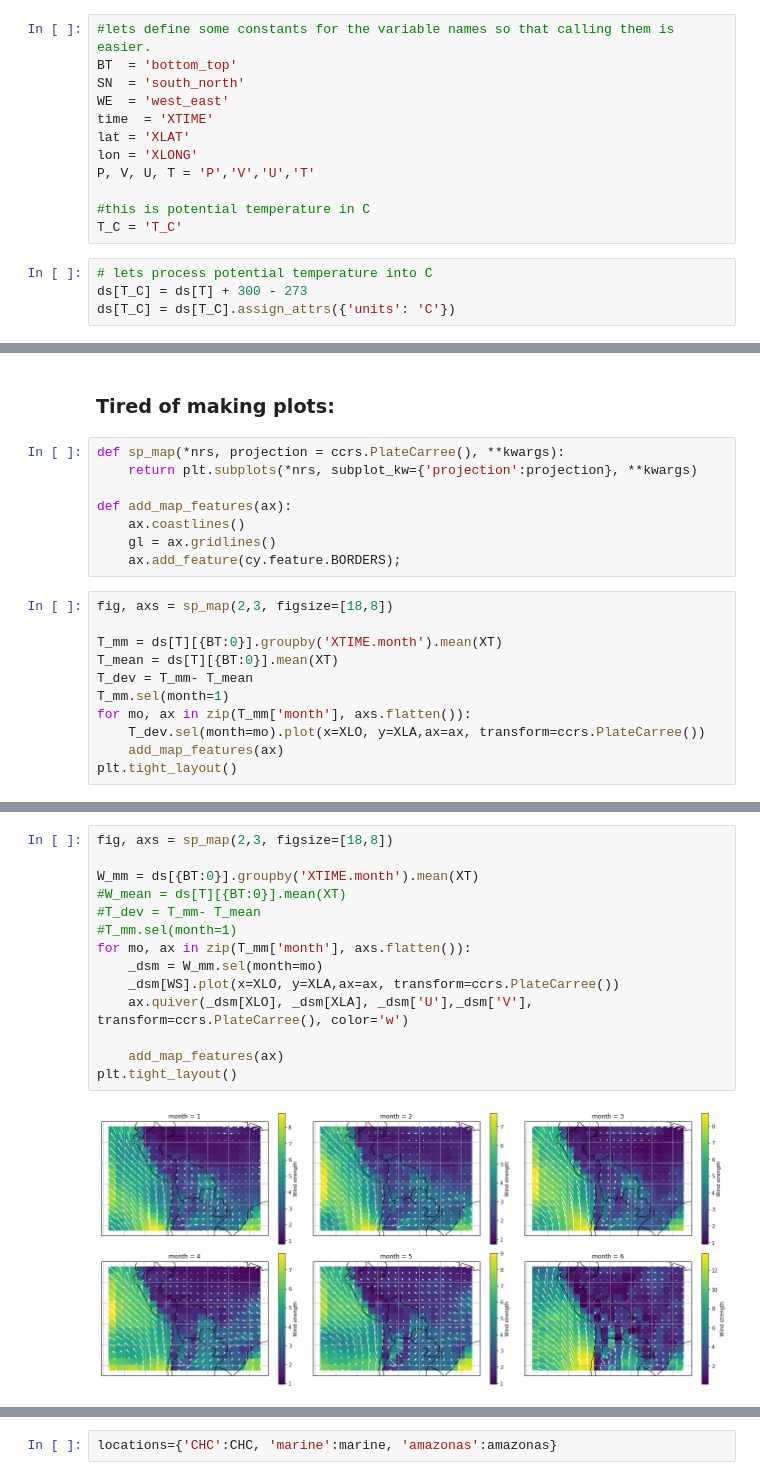
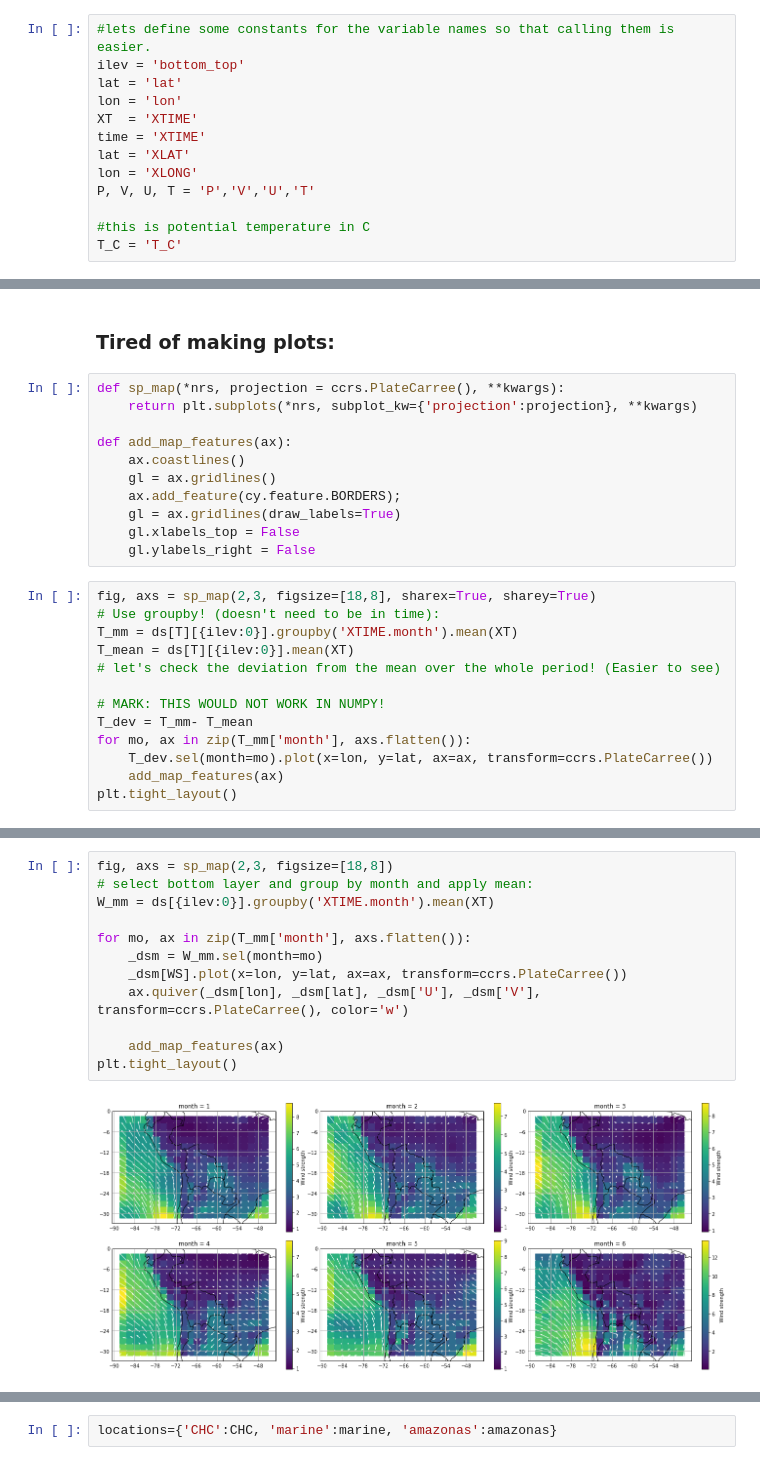
Before and after one commit to daliagachc/negi-stuff, a Jupyter notebook: negi_stuff/presentations/intro_jlab/02-_sub_Sara.ipynb, the cells around one changed output, grey strips where cells are left out. Drawn from its saved outputs; the diff is of its cells as text.

```diff
--- a/negi_stuff/presentations/intro_jlab/02-_sub_Sara.ipynb
+++ b/negi_stuff/presentations/intro_jlab/02-_sub_Sara.ipynb
@@ -30,18 +79,15 @@ Data variables:
 # %%
 #lets define some constants for the variable names so that calling them is easier.
-BT  = 'bottom_top'
-SN  = 'south_north'
-WE  = 'west_east'
-time  = 'XTIME'
+ilev = 'bottom_top'
+lat = 'lat'
+lon = 'lon'
+XT  = 'XTIME'
+time = 'XTIME'
 lat = 'XLAT'
 lon = 'XLONG'
 P, V, U, T = 'P','V','U','T'
 
 #this is potential temperature in C
 T_C = 'T_C'
-# %%
-# lets process potential temperature into C
-ds[T_C] = ds[T] + 300 - 273
-ds[T_C] = ds[T_C].assign_attrs({'units': 'C'})
 # %% [markdown]
 ## Plotting
@@ -93,15 +180,20 @@ def add_map_features(ax):
     ax.coastlines()
     gl = ax.gridlines()
     ax.add_feature(cy.feature.BORDERS);
+    gl = ax.gridlines(draw_labels=True)
+    gl.xlabels_top = False
+    gl.ylabels_right = False
 # %%
-fig, axs = sp_map(2,3, figsize=[18,8])
+fig, axs = sp_map(2,3, figsize=[18,8], sharex=True, sharey=True)
+# Use groupby! (doesn't need to be in time):
+T_mm = ds[T][{ilev:0}].groupby('XTIME.month').mean(XT)
+T_mean = ds[T][{ilev:0}].mean(XT)
+# let's check the deviation from the mean over the whole period! (Easier to see)
 
-T_mm = ds[T][{BT:0}].groupby('XTIME.month').mean(XT)
-T_mean = ds[T][{BT:0}].mean(XT)
+# MARK: THIS WOULD NOT WORK IN NUMPY!
 T_dev = T_mm- T_mean
-T_mm.sel(month=1)
 for mo, ax in zip(T_mm['month'], axs.flatten()):
-    T_dev.sel(month=mo).plot(x=XLO, y=XLA,ax=ax, transform=ccrs.PlateCarree())
+    T_dev.sel(month=mo).plot(x=lon, y=lat, ax=ax, transform=ccrs.PlateCarree())
     add_map_features(ax)
 plt.tight_layout()
 # %% [output]
@@ -109,16 +201,14 @@ plt.tight_layout()
 # %%
 fig, axs = sp_map(2,3, figsize=[18,8])
+# select bottom layer and group by month and apply mean:
+W_mm = ds[{ilev:0}].groupby('XTIME.month').mean(XT)
 
-W_mm = ds[{BT:0}].groupby('XTIME.month').mean(XT)
-#W_mean = ds[T][{BT:0}].mean(XT)
-#T_dev = T_mm- T_mean
-#T_mm.sel(month=1)
 for mo, ax in zip(T_mm['month'], axs.flatten()):
     _dsm = W_mm.sel(month=mo)
-    _dsm[WS].plot(x=XLO, y=XLA,ax=ax, transform=ccrs.PlateCarree())
-    ax.quiver(_dsm[XLO], _dsm[XLA], _dsm['U'],_dsm['V'], transform=ccrs.PlateCarree(), color='w')
+    _dsm[WS].plot(x=lon, y=lat, ax=ax, transform=ccrs.PlateCarree())
+    ax.quiver(_dsm[lon], _dsm[lat], _dsm['U'], _dsm['V'], transform=ccrs.PlateCarree(), color='w')
 
     add_map_features(ax)
 plt.tight_layout()
 # %% [output]
-[figure, old version]
+[figure, new version]
```
Also changed, not shown: parts of 53 cells of this notebook, 1 other file.
